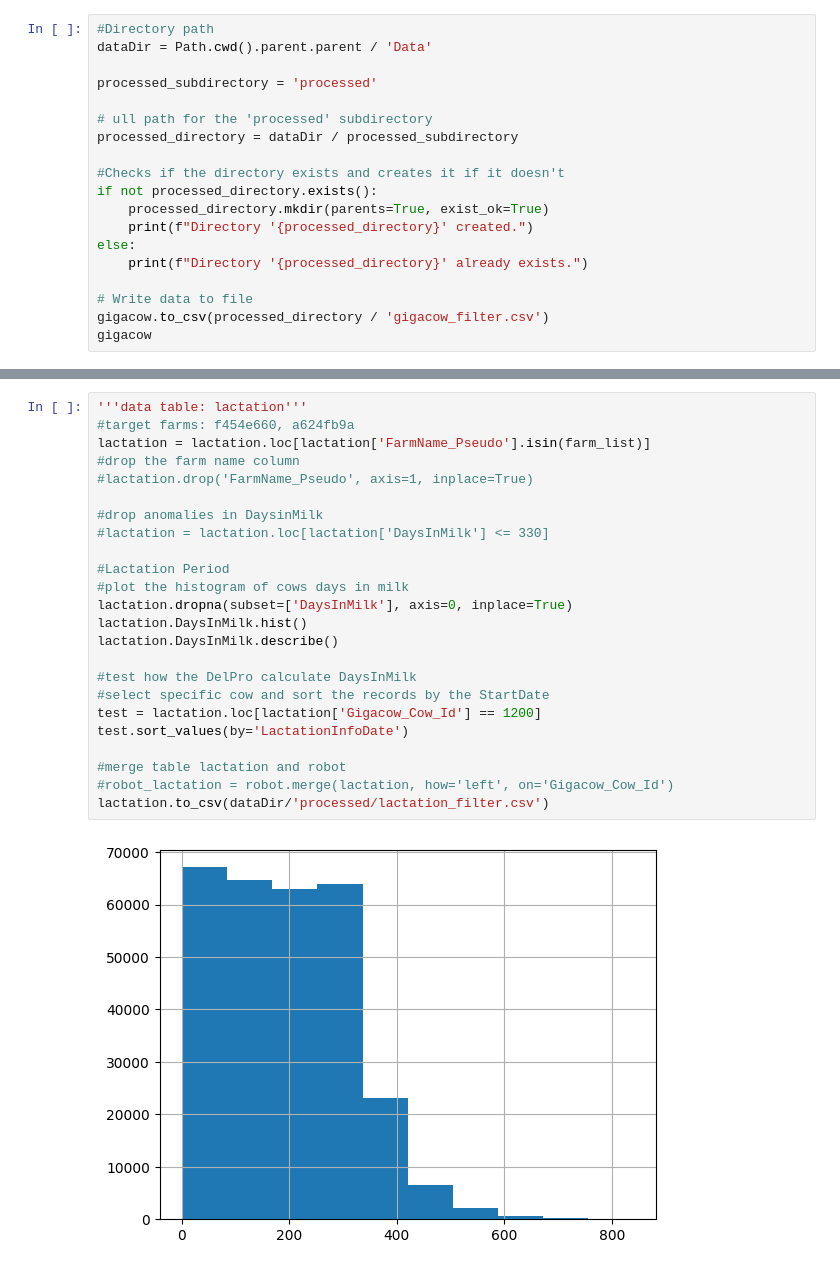
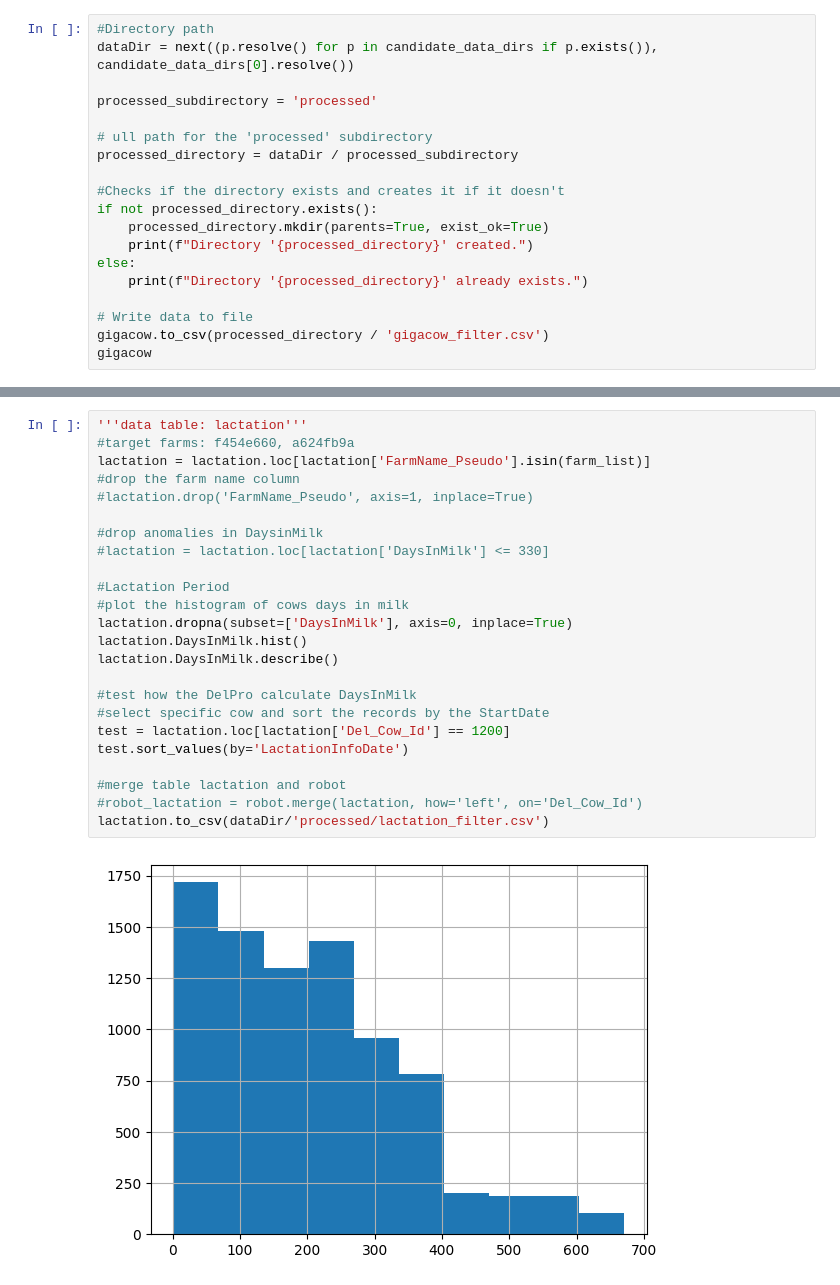
Before and after one commit to TKlingstrom/HoldingPenTime-v2-clean, a Jupyter notebook: Projects/HoldingPenTime/Data preprocessing/dataCleaning.ipynb, the cells around one changed output, grey strips where cells are left out. Cells and saved outputs as stored; diff of their text form.

Commit message:
dataCleaning.ipynb now updated to current namingsk

```diff
--- a/Projects/HoldingPenTime/Data preprocessing/dataCleaning.ipynb
+++ b/Projects/HoldingPenTime/Data preprocessing/dataCleaning.ipynb
@@ -52,6 +69,6 @@ gigacow['BreedName'].replace(r"(18)[67]+","00", inplace=True, regex=True)
 # %%
 #Directory path
-dataDir = Path.cwd().parent.parent / 'Data'
+dataDir = next((p.resolve() for p in candidate_data_dirs if p.exists()), candidate_data_dirs[0].resolve())
 
 processed_subdirectory = 'processed'
 
@@ -86,29 +103,29 @@ Directory 'c:\Users\tokm0001\OneDrive - Sveriges lantbruksuniversitet\Dokument\G
 # %%
 '''data table: lactation'''
 #target farms: f454e660, a624fb9a
 lactation = lactation.loc[lactation['FarmName_Pseudo'].isin(farm_list)]
 #drop the farm name column
 #lactation.drop('FarmName_Pseudo', axis=1, inplace=True)
 
 #drop anomalies in DaysinMilk
 #lactation = lactation.loc[lactation['DaysInMilk'] <= 330]
 
 #Lactation Period
 #plot the histogram of cows days in milk
 lactation.dropna(subset=['DaysInMilk'], axis=0, inplace=True)
 lactation.DaysInMilk.hist()
 lactation.DaysInMilk.describe()
 
 #test how the DelPro calculate DaysInMilk
 #select specific cow and sort the records by the StartDate
-test = lactation.loc[lactation['Gigacow_Cow_Id'] == 1200]
+test = lactation.loc[lactation['Del_Cow_Id'] == 1200]
 test.sort_values(by='LactationInfoDate')
 
 #merge table lactation and robot
-#robot_lactation = robot.merge(lactation, how='left', on='Gigacow_Cow_Id')
+#robot_lactation = robot.merge(lactation, how='left', on='Del_Cow_Id')
 lactation.to_csv(dataDir/'processed/lactation_filter.csv')
 # %% [output]
-[figure, old version]
+[figure, new version]
 # %%
 lactation.DaysInMilk.describe()
 # %% [output]
```
Also changed, not shown: parts of 16 cells of this notebook.
